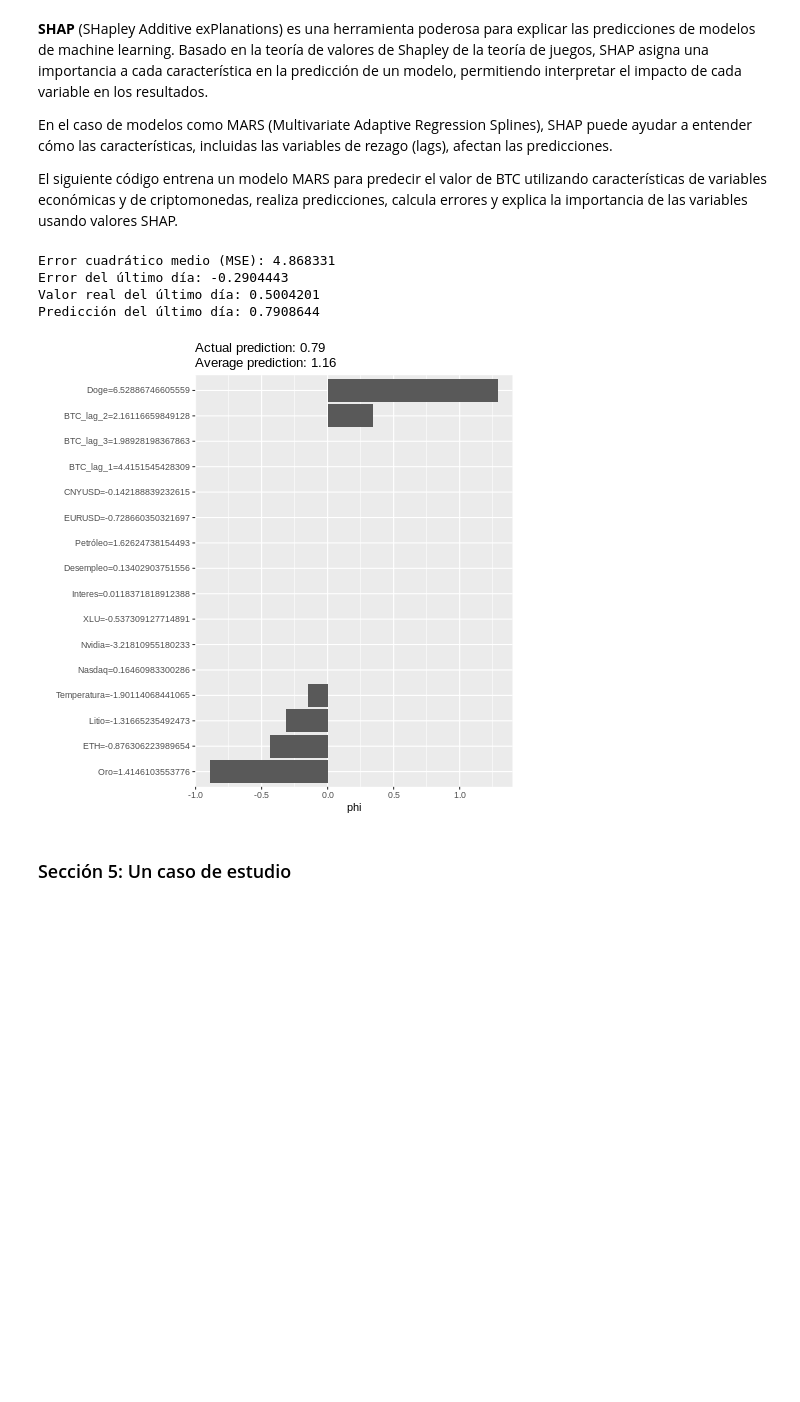
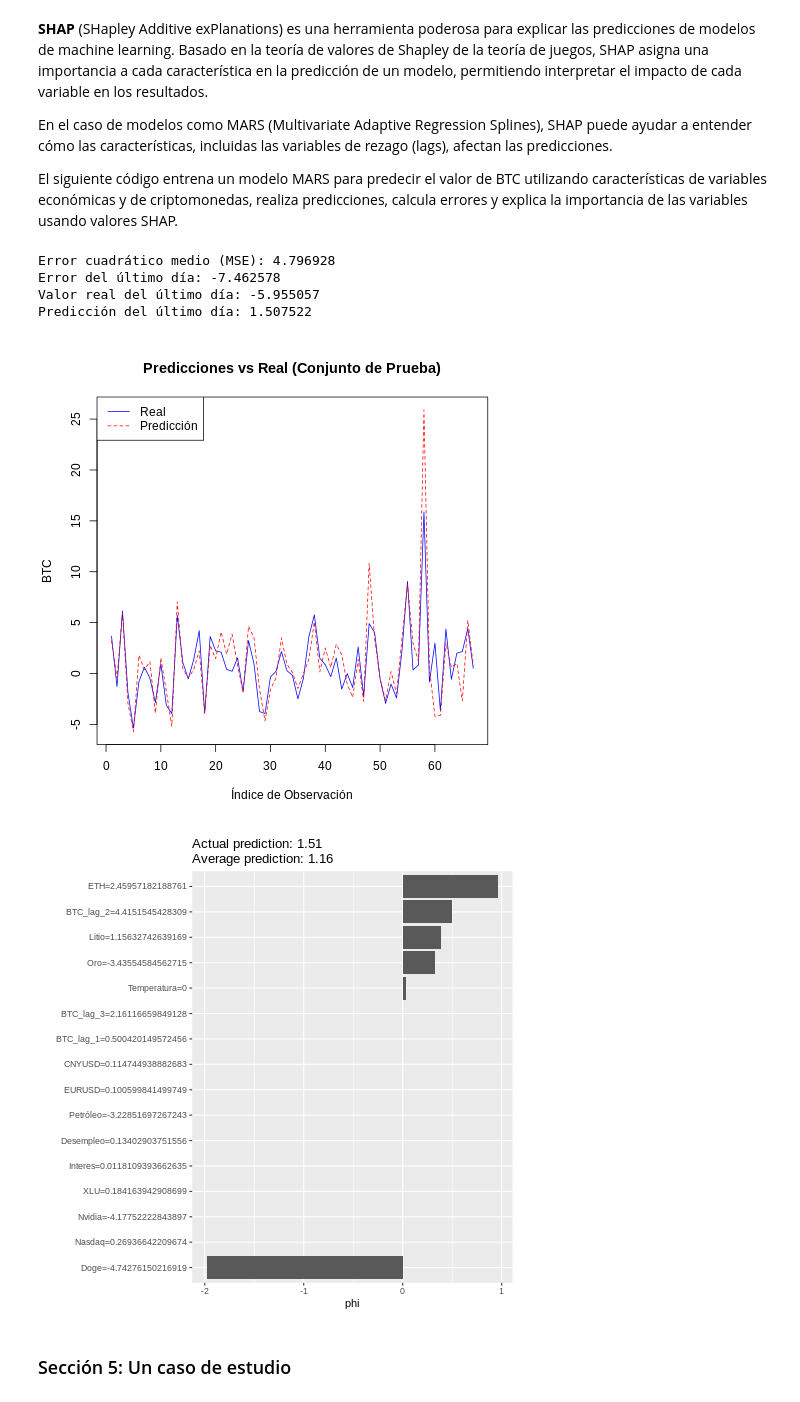
Before and after one commit to ladrianx/proyectos, a Jupyter notebook: Proyecto_Taller_Modelado_2.ipynb, the cells around one changed output. Drawn from its saved outputs; the diff is of its cells as text; code cells hidden in the pictures; blank space fills up the shorter version.

```diff
--- a/Proyecto_Taller_Modelado_2.ipynb
+++ b/Proyecto_Taller_Modelado_2.ipynb
@@ -1753,38 +1776,46 @@ mars_model <- earth(X_train, y_train)
 # Realizar predicciones en el conjunto de prueba
 y_pred <- predict(mars_model, newdata = X_test)
 
 # Predicción del último día
 y_pred_final <- predict(mars_model, newdata = X_final)
 
 # Calcular el Error Cuadrático Medio (MSE)
 mse <- mean((y_test - y_pred)^2)
 cat("Error cuadrático medio (MSE):", mse, "\n")
 
 # Calcular el error para el último día
 error_final <- y_final - y_pred_final
 cat("Error del último día:", error_final, "\n")
 cat("Valor real del último día:", y_final, "\n")
 cat("Predicción del último día:", y_pred_final, "\n")
 
+# Visualizar la predicción vs real para el conjunto de prueba
+plot(y_test, type = "l", col = "blue", lty = 1, main = "Predicciones vs Real (Conjunto de Prueba)",
+     xlab = "Índice de Observación", ylab = "BTC", xlim = c(1, length(y_test)), ylim = range(c(y_test, y_pred)))
+lines(y_pred, col = "red", lty = 2)
+legend("topleft", legend = c("Real", "Predicción"), col = c("blue", "red"), lty = c(1, 2))
+
+# Gráfico de la predicción final con SHAP
 # Integrar SHAP para analizar la importancia de las variables
 # Crear un predictor con el paquete 'iml'
 predictor <- Predictor$new(
   model = mars_model,
   data = X_test,
   y = y_test
 )
 
 # Calcular valores SHAP
 shapley <- Shapley$new(predictor, x.interest = X_final)
 
 # Mostrar resultados de SHAP para el último día
 plot(shapley)
 # %% [output]
-Error cuadrático medio (MSE): 4.868331
-Error del último día: -0.2904443
-Valor real del último día: 0.5004201
-Predicción del último día: 0.7908644
+Error cuadrático medio (MSE): 4.796928
+Error del último día: -7.462578
+Valor real del último día: -5.955057
+Predicción del último día: 1.507522
-[figure, old version]
+[figure, new version]
+[figure, added]
 # %% [markdown]
 ### Sección 5: Un caso de estudio
 # %% [markdown]
```
Also changed, not shown: parts of 17 cells of this notebook.
